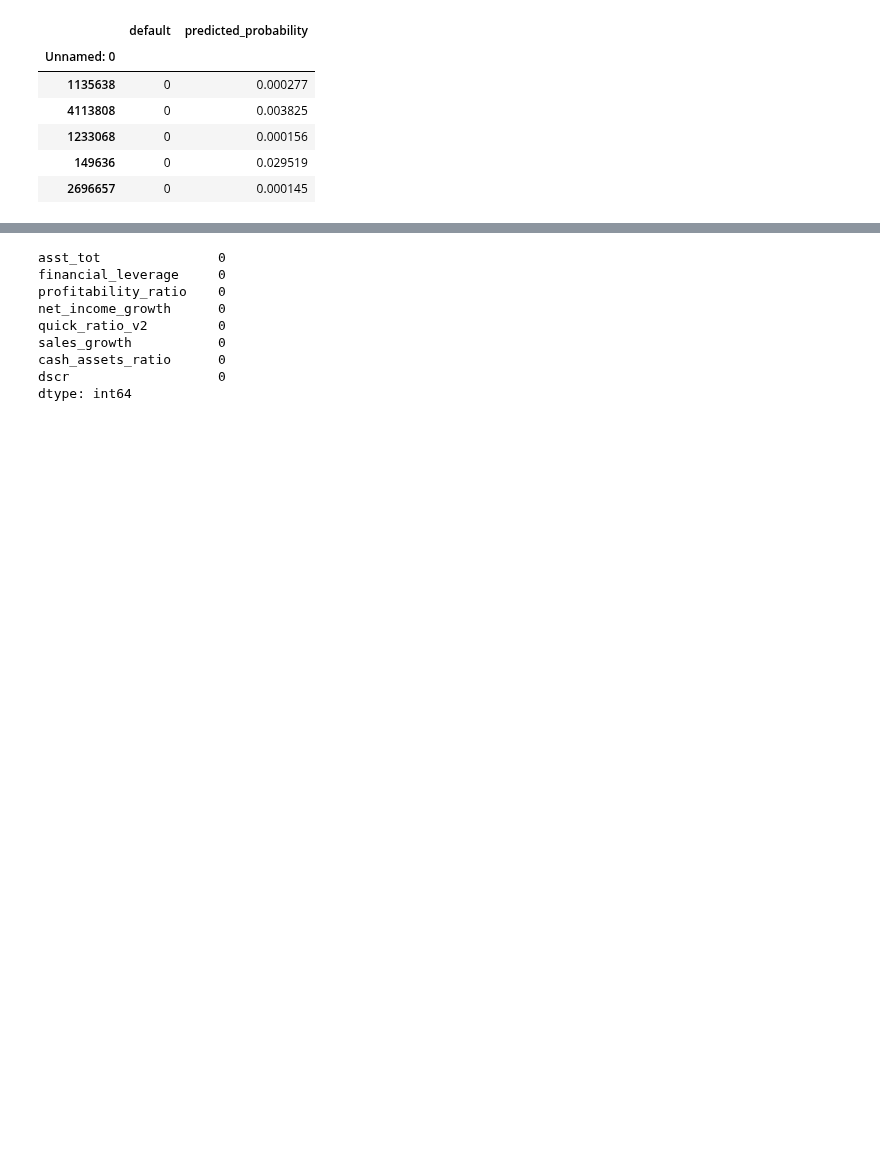
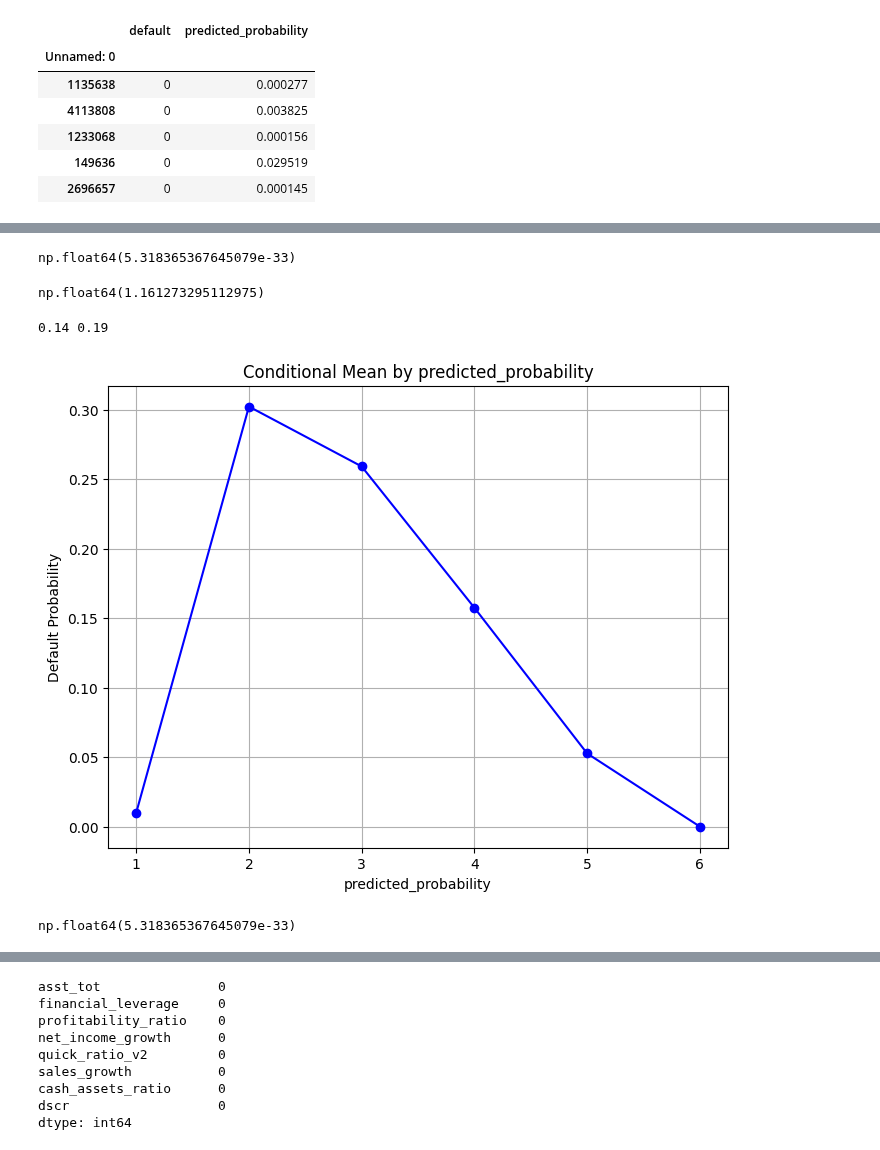
Before and after one commit to Juanroalvarado/ml-finance-credit-default, a Jupyter notebook: modeling/lr_modeling.ipynb, the cells around one changed output, grey strips where cells are left out. Cells and saved outputs as stored; diff of their text form; code cells hidden in the pictures; blank space fills up the shorter version.

Commit message:
added updates to quantile testing

```diff
--- a/modeling/lr_modeling.ipynb
+++ b/modeling/lr_modeling.ipynb
@@ -163,0 +181,8 @@ predictions.head()
+# %%
+predictions['predicted_probability'].min()
+# %% [output]
+np.float64(5.318365367645079e-33)
+# %%
+predictions['default'].mean()*100
+# %% [output]
+np.float64(1.161273295112975)
@@ -163,0 +193,22 @@ predictions.head()
+# %%
+field = 'predicted_probability'
+custom_bins = [0,.10,.11,.12,.13,.14,.19]
+cut, bins = pd.cut(predictions['predicted_probability'], bins=custom_bins, labels=False, retbins=True, duplicates = 'drop')
+cut+=1# Adding 1 to make quantiles start from 1
+default_prob_values = predictions.groupby(cut)[['default']].mean()
+# print(bins)
+print(bins[-2],bins[-1])
+plt.figure(figsize=(8, 6))
+plt.plot(default_prob_values.index, default_prob_values.default, marker='o', linestyle='-', color='b')
+plt.title(f'Conditional Mean by {field}')
+plt.xlabel(field)
+plt.ylabel('Default Probability')
+plt.grid(True)
+plt.show()
+# %% [output]
+0.14 0.19
+[figure, added]
+# %%
+predictions['predicted_probability'].min()
+# %% [output]
+np.float64(5.318365367645079e-33)
```
Also changed, not shown: parts of 7 cells of this notebook, 1 other file.
